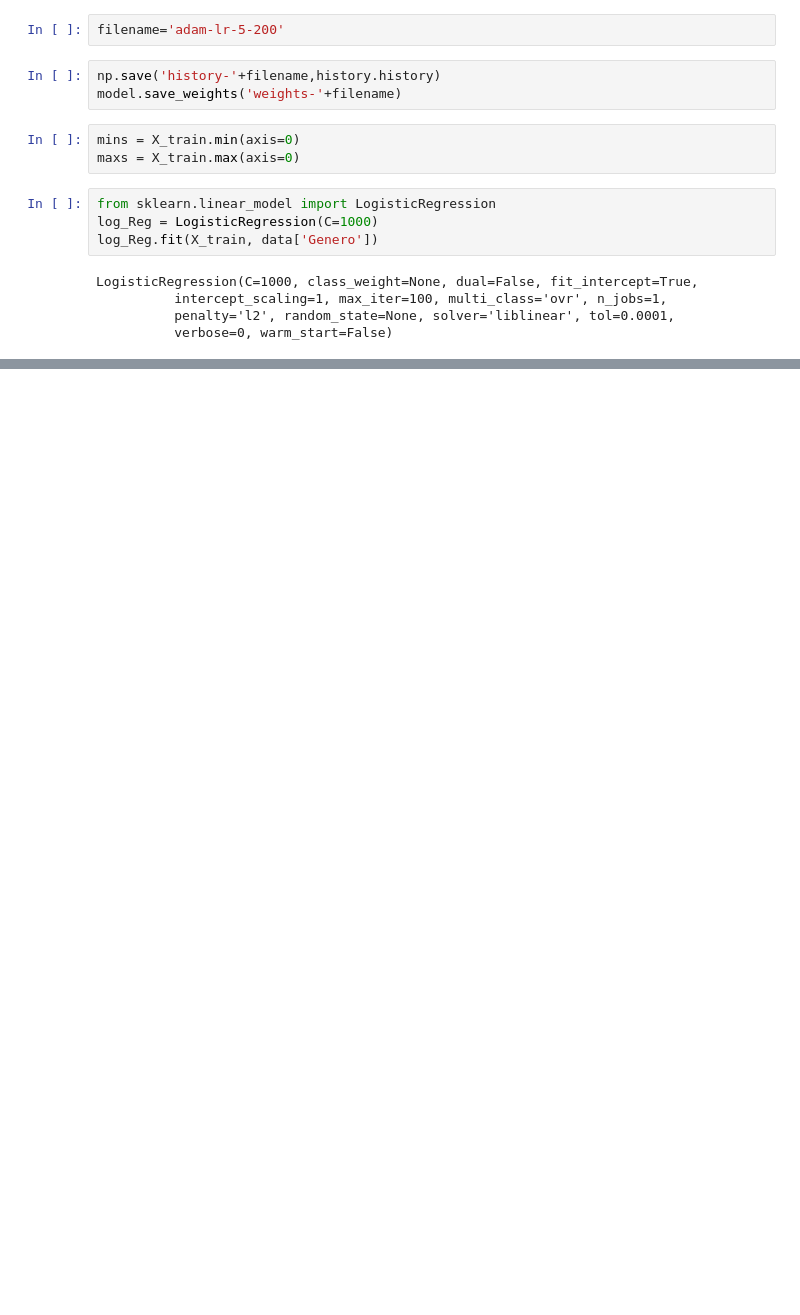
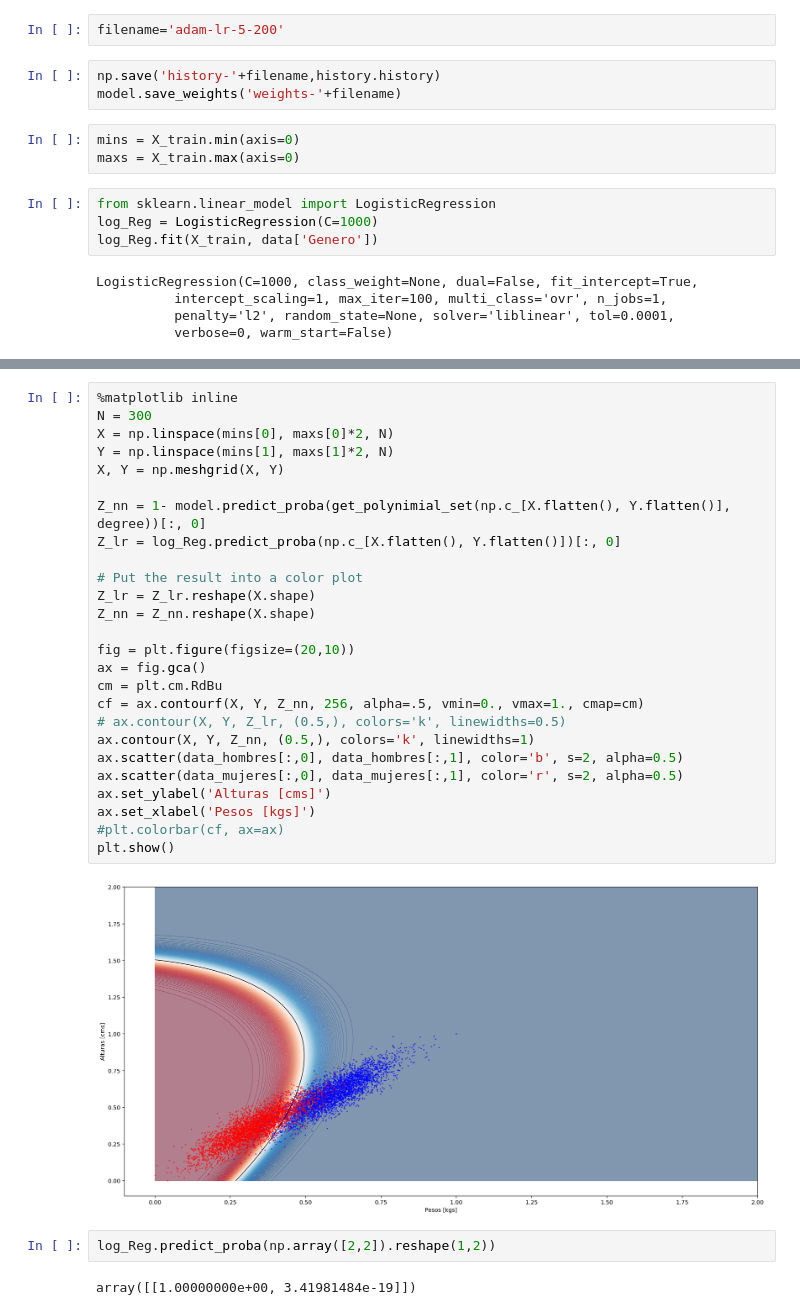
Before and after one commit to jganzabal/udemy_intro_prob, a Jupyter notebook: regularizacion.ipynb, the cells around one changed output, grey strips where cells are left out. Saved outputs shown, nothing was run; the diff lists cells and outputs as text; blank space fills up the shorter version.

```diff
--- a/regularizacion.ipynb
+++ b/regularizacion.ipynb
@@ -215,0 +214,32 @@ plt.show()
+# %%
+%matplotlib inline
+N = 300
+X = np.linspace(mins[0], maxs[0]*2, N)
+Y = np.linspace(mins[1], maxs[1]*2, N)
+X, Y = np.meshgrid(X, Y)
+
+Z_nn = 1- model.predict_proba(get_polynimial_set(np.c_[X.flatten(), Y.flatten()], degree))[:, 0]
+Z_lr = log_Reg.predict_proba(np.c_[X.flatten(), Y.flatten()])[:, 0]
+
+# Put the result into a color plot
+Z_lr = Z_lr.reshape(X.shape)
+Z_nn = Z_nn.reshape(X.shape)
+
+fig = plt.figure(figsize=(20,10))
+ax = fig.gca()
+cm = plt.cm.RdBu
+cf = ax.contourf(X, Y, Z_nn, 256, alpha=.5, vmin=0., vmax=1., cmap=cm)
+# ax.contour(X, Y, Z_lr, (0.5,), colors='k', linewidths=0.5)
+ax.contour(X, Y, Z_nn, (0.5,), colors='k', linewidths=1)
+ax.scatter(data_hombres[:,0], data_hombres[:,1], color='b', s=2, alpha=0.5)
+ax.scatter(data_mujeres[:,0], data_mujeres[:,1], color='r', s=2, alpha=0.5)
+ax.set_ylabel('Alturas [cms]')
+ax.set_xlabel('Pesos [kgs]')
+#plt.colorbar(cf, ax=ax)
+plt.show()
+# %% [output]
+[figure, added]
+# %%
+log_Reg.predict_proba(np.array([2,2]).reshape(1,2))
+# %% [output]
+array([[1.00000000e+00, 3.41981484e-19]])
```
Also changed, not shown: parts of 10 cells of this notebook, 16 other files.
